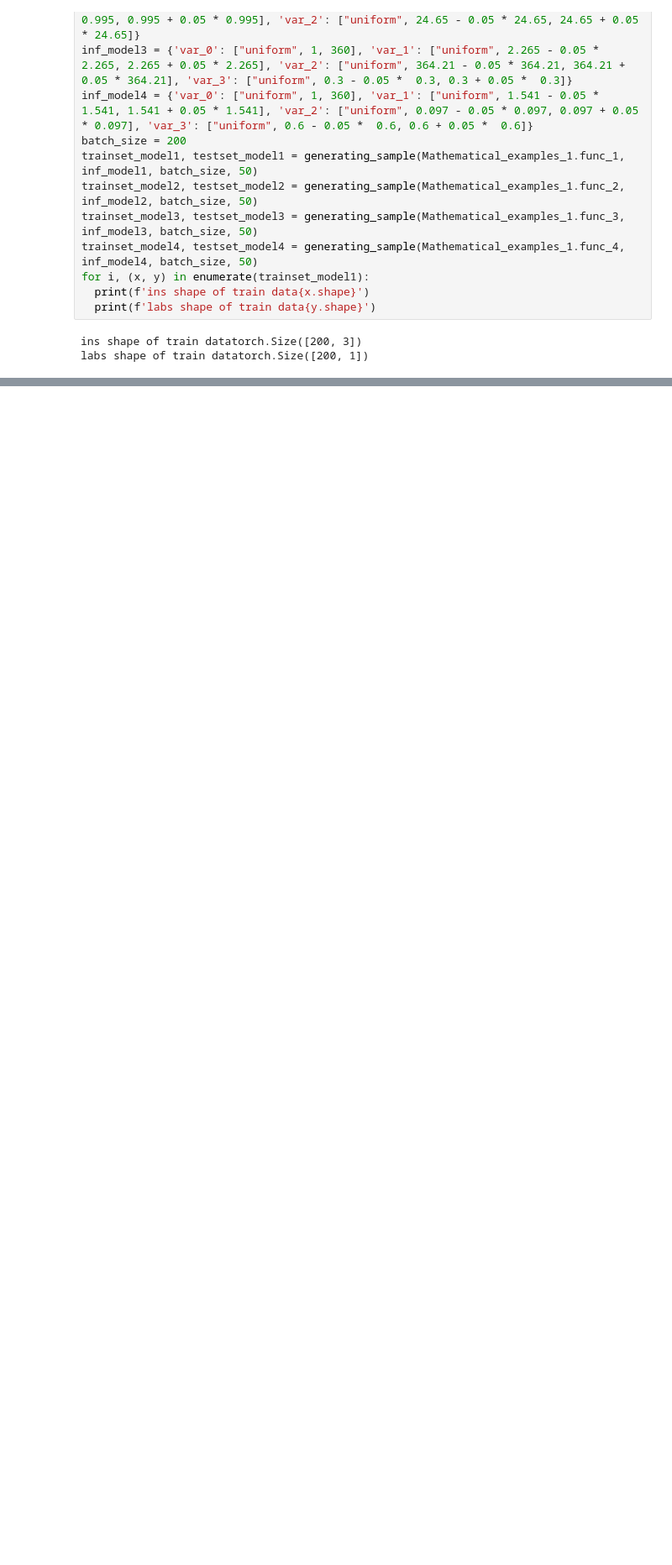
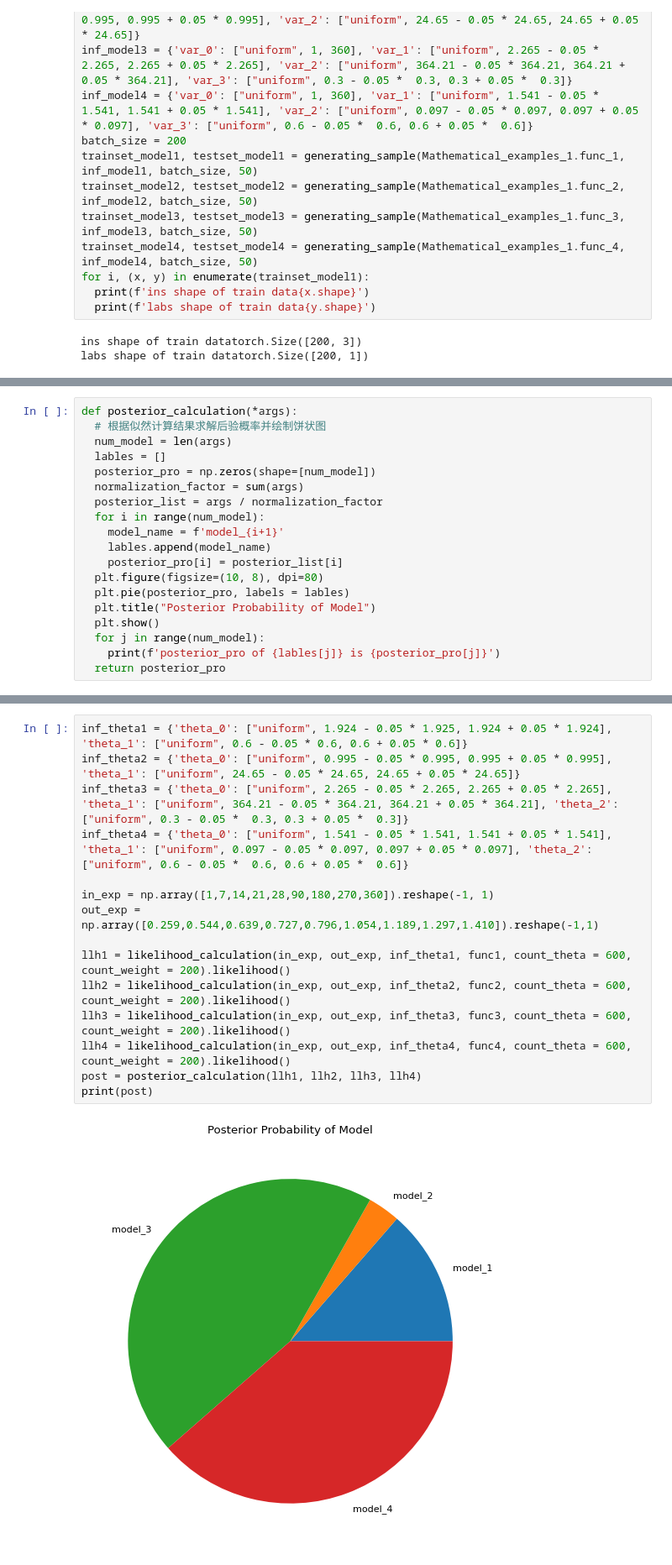
Before and after one commit to bominwang/Bayesian-statistics-method, a Jupyter notebook: BMA_basedon_BNN.ipynb, the cells around one changed output, grey strips where cells are left out. Shown at 84% size. Drawn from its saved outputs; the diff is of its cells as text; blank space fills up the shorter version.

```diff
--- a/BMA_basedon_BNN.ipynb
+++ b/BMA_basedon_BNN.ipynb
@@ -357,2 +367,21 @@ class likelihood_calculation(object):
 
     return np.sum(store_l, axis = 0) / (self.count_theta)
+# %%
+def posterior_calculation(*args):
+  # 根据似然计算结果求解后验概率并绘制饼状图
+  num_model = len(args)
+  lables = []
+  posterior_pro = np.zeros(shape=[num_model])
+  normalization_factor = sum(args)
+  posterior_list = args / normalization_factor
+  for i in range(num_model):
+    model_name = f'model_{i+1}'
+    lables.append(model_name)
+    posterior_pro[i] = posterior_list[i]
+  plt.figure(figsize=(10, 8), dpi=80)
+  plt.pie(posterior_pro, labels = lables)
+  plt.title("Posterior Probability of Model")
+  plt.show()
+  for j in range(num_model):
+    print(f'posterior_pro of {lables[j]} is {posterior_pro[j]}')
+  return posterior_pro
@@ -358,0 +407,17 @@ class likelihood_calculation(object):
+# %%
+inf_theta1 = {'theta_0': ["uniform", 1.924 - 0.05 * 1.925, 1.924 + 0.05 * 1.924], 'theta_1': ["uniform", 0.6 - 0.05 * 0.6, 0.6 + 0.05 * 0.6]}
+inf_theta2 = {'theta_0': ["uniform", 0.995 - 0.05 * 0.995, 0.995 + 0.05 * 0.995], 'theta_1': ["uniform", 24.65 - 0.05 * 24.65, 24.65 + 0.05 * 24.65]}
+inf_theta3 = {'theta_0': ["uniform", 2.265 - 0.05 * 2.265, 2.265 + 0.05 * 2.265], 'theta_1': ["uniform", 364.21 - 0.05 * 364.21, 364.21 + 0.05 * 364.21], 'theta_2': ["uniform", 0.3 - 0.05 *  0.3, 0.3 + 0.05 *  0.3]}
+inf_theta4 = {'theta_0': ["uniform", 1.541 - 0.05 * 1.541, 1.541 + 0.05 * 1.541], 'theta_1': ["uniform", 0.097 - 0.05 * 0.097, 0.097 + 0.05 * 0.097], 'theta_2': ["uniform", 0.6 - 0.05 *  0.6, 0.6 + 0.05 *  0.6]}
+
+in_exp = np.array([1,7,14,21,28,90,180,270,360]).reshape(-1, 1)
+out_exp = np.array([0.259,0.544,0.639,0.727,0.796,1.054,1.189,1.297,1.410]).reshape(-1,1)
+
+llh1 = likelihood_calculation(in_exp, out_exp, inf_theta1, func1, count_theta = 600, count_weight = 200).likelihood()
+llh2 = likelihood_calculation(in_exp, out_exp, inf_theta2, func2, count_theta = 600, count_weight = 200).likelihood()
+llh3 = likelihood_calculation(in_exp, out_exp, inf_theta3, func3, count_theta = 600, count_weight = 200).likelihood()
+llh4 = likelihood_calculation(in_exp, out_exp, inf_theta4, func4, count_theta = 600, count_weight = 200).likelihood()
+post = posterior_calculation(llh1, llh2, llh3, llh4)
+print(post)
+# %% [output]
+[figure, added]
```
Also changed, not shown: parts of 13 cells of this notebook.
